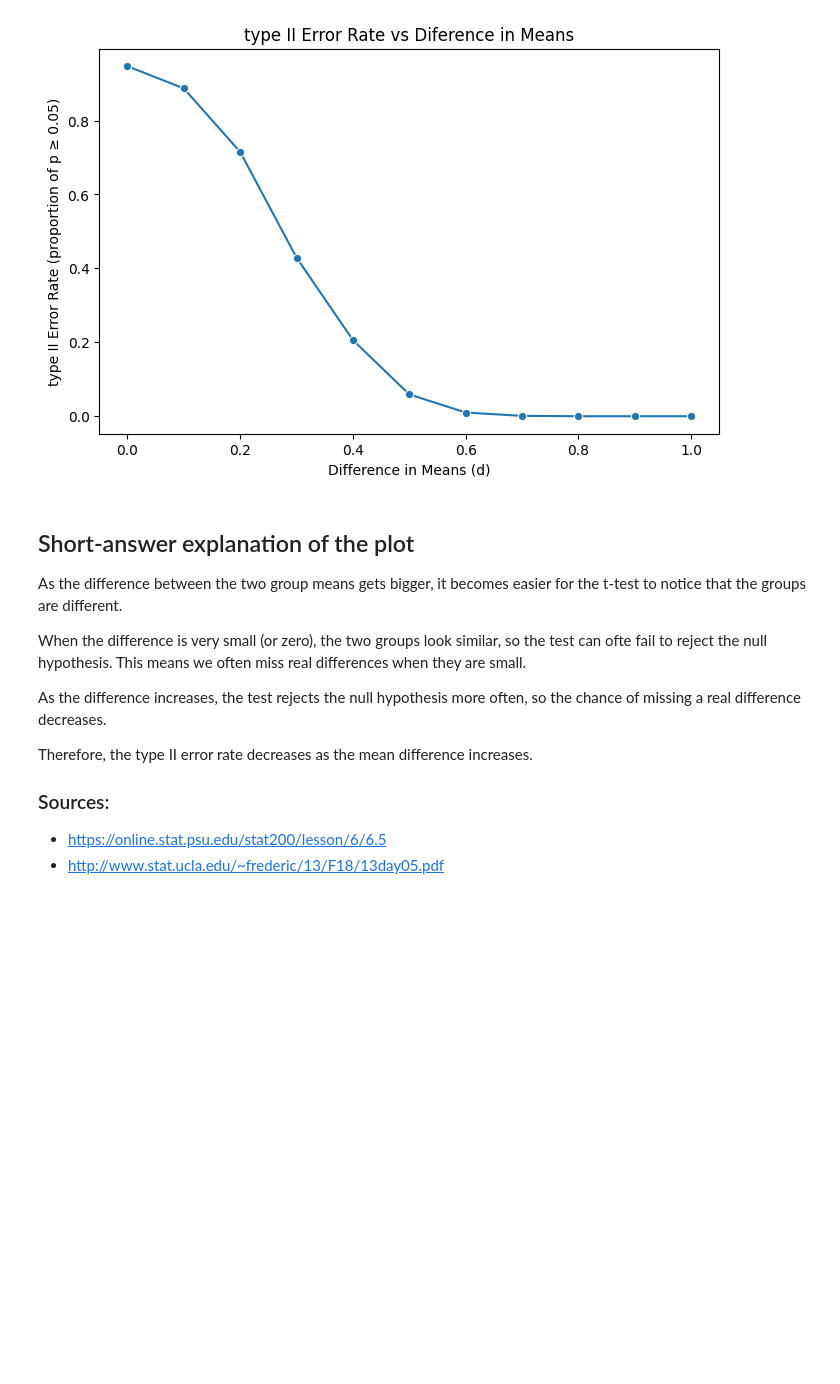
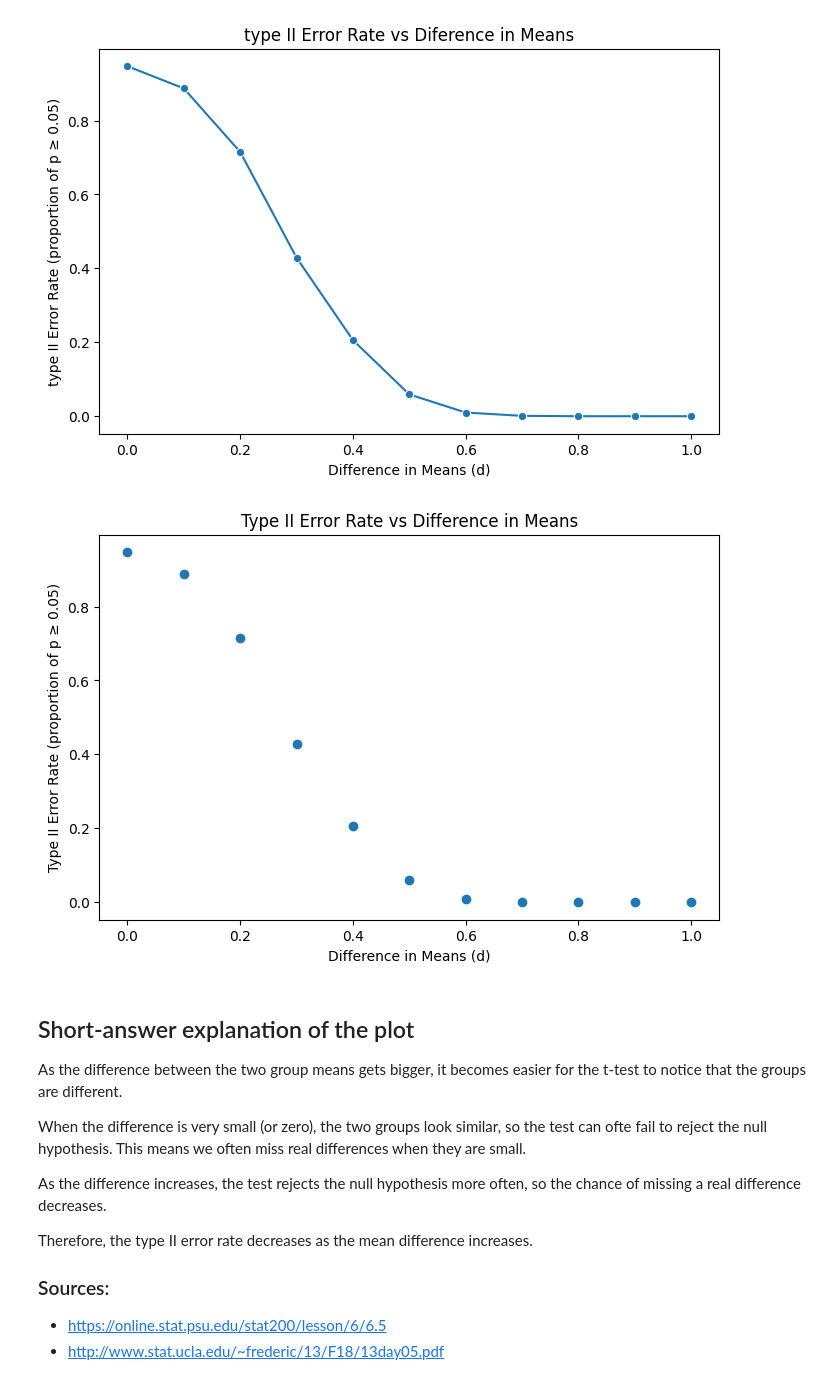
Before and after one commit to aoifeflav/applied_statistics, a Jupyter notebook: problems.ipynb, the cells around one changed output. Saved outputs shown, nothing was run; the diff lists cells and outputs as text; code cells hidden in the pictures; blank space fills up the shorter version.

```diff
--- a/problems.ipynb
+++ b/problems.ipynb
@@ -456,6 +456,17 @@ plt.title("type II Error Rate vs Diference in Means")
 plt.show()
 # %% [output]
 [figure]
+# %%
+plt.figure(figsize=(8, 5))
+plt.scatter(ds, type2_errors)
+
+plt.xlabel("Difference in Means (d)")
+plt.ylabel("Type II Error Rate (proportion of p ≥ 0.05)")
+plt.title("Type II Error Rate vs Difference in Means")
+
+plt.show()
+# %% [output]
+[figure, added]
 # %% [markdown]
 ## Short-answer explanation of the plot
 
```
Also changed, not shown: parts of 1 cell of this notebook.
